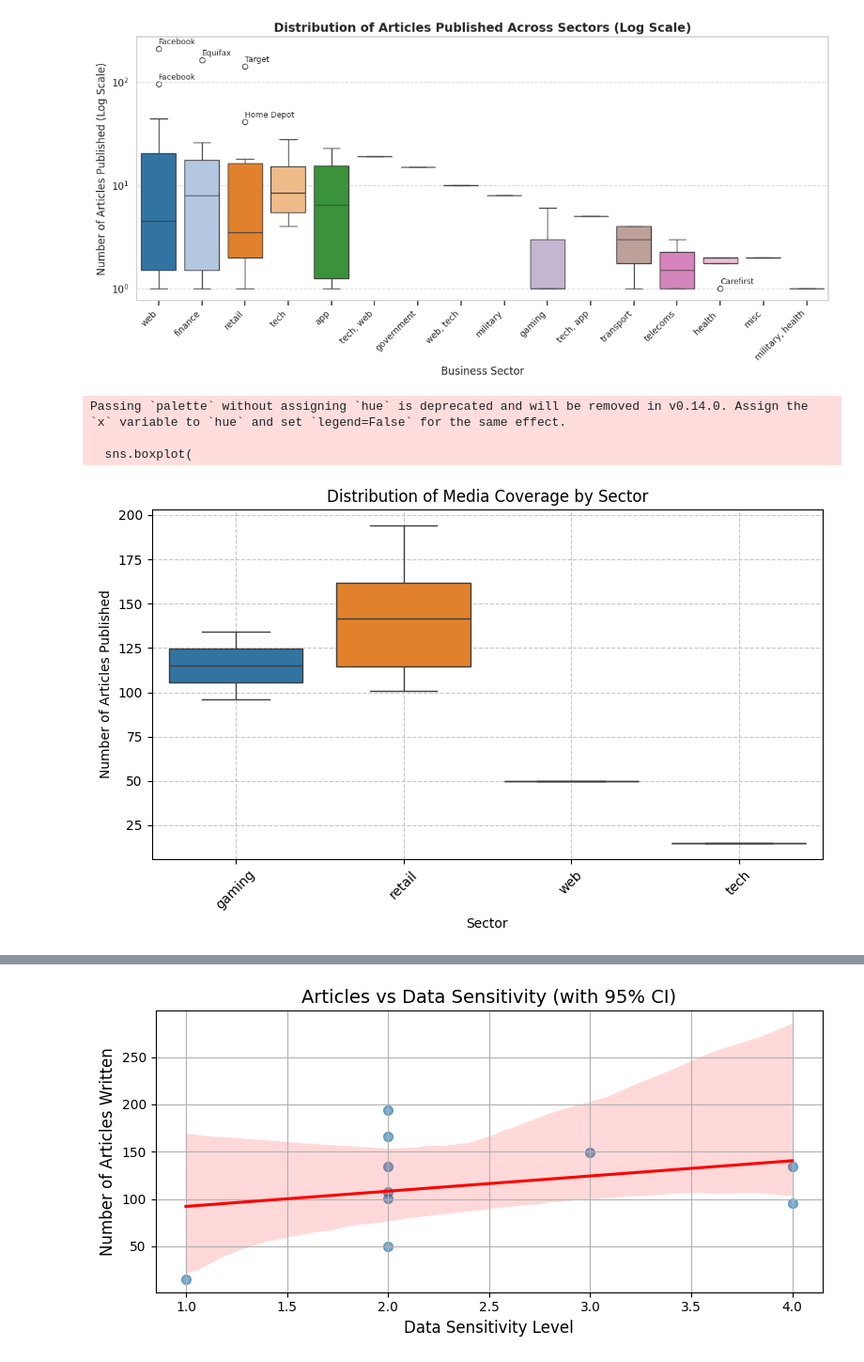
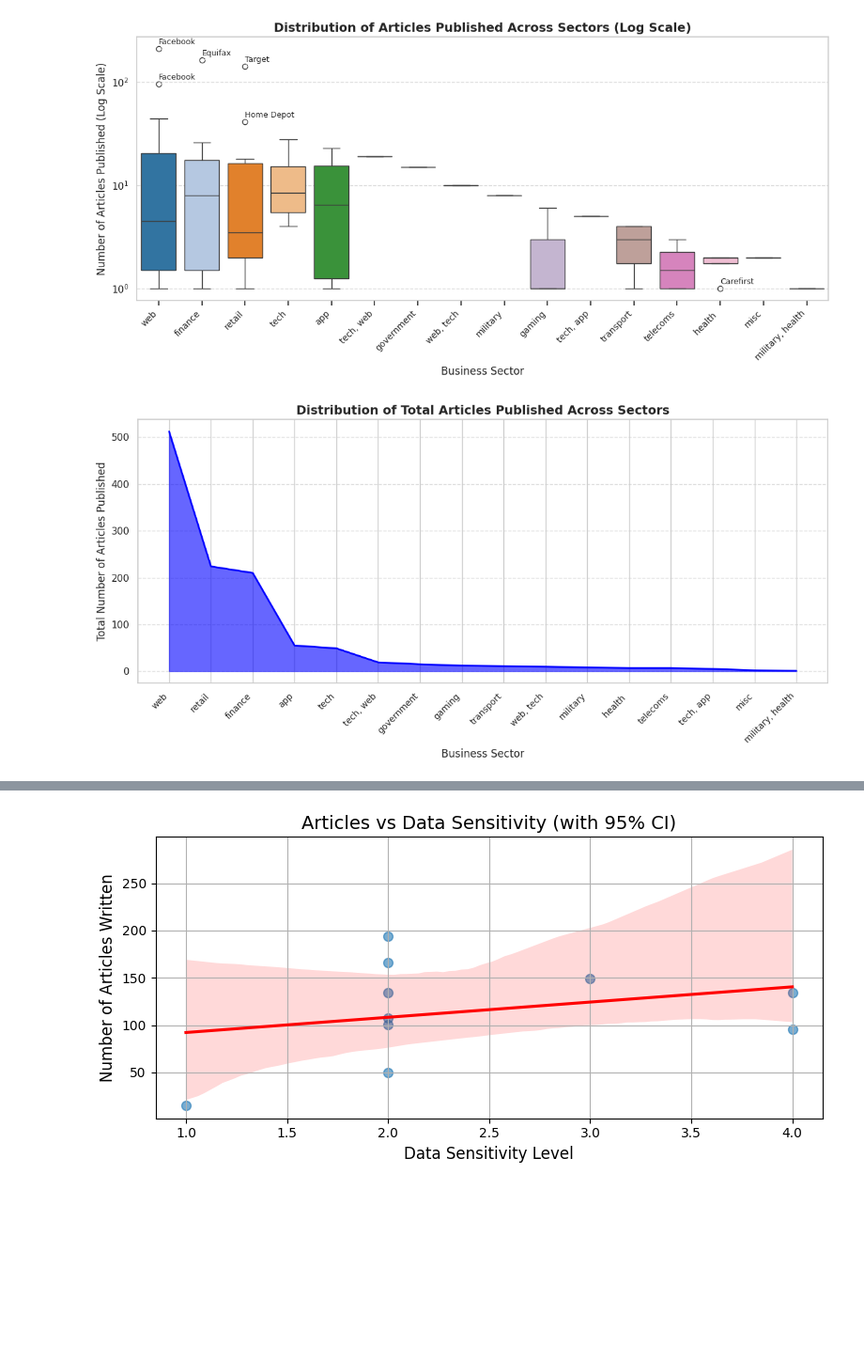
Before and after one commit to Pop101/BreachNews, a Jupyter notebook: viz/jupyter/analysis_plots.ipynb, the cells around one changed output, grey strips where cells are left out. Shown at 94% size. Saved outputs shown, nothing was run; the diff lists cells and outputs as text; code cells hidden in the pictures; blank space fills up the shorter version.

```diff
--- a/viz/jupyter/analysis_plots.ipynb
+++ b/viz/jupyter/analysis_plots.ipynb
@@ -312,38 +312,34 @@ Passing `palette` without assigning `hue` is deprecated and will be removed in v
 
   ax = sns.boxplot(
 [figure]
-# %%
-
-summary = data.groupby('Publication').agg({
-    'records lost': 'sum',  # Total records lost
-    'Headline': 'count',  # Count unique headlines
-
-    'sector': 'first',  # Sector of the breach
-    'data sensitivity': 'first',  # Sensitivity level
-}).rename(columns={'Headline': 'article_count'})
-
-summary = summary.reset_index()
-
-plt.figure(figsize=(8, 5))
-
-sns.boxplot(
-    x='sector',
-    y='article_count',
-    data=summary,
-    palette='tab10'
-)
-
-plt.title('Distribution of Media Coverage by Sector', fontsize=12)
-plt.xlabel('Sector', fontsize=10)
-plt.ylabel('Number of Articles Published', fontsize=10)
-
-plt.xticks(rotation=45)
-plt.grid(axis='both', linestyle='--', alpha=0.7)
-
-plt.tight_layout()
-plt.show()
-# %% [output]
-Passing `palette` without assigning `hue` is deprecated and will be removed in v0.14.0. Assign the `x` variable to `hue` and set `legend=False` for the same effect.
-
-  sns.boxplot(
-[figure, removed]
+# %%
+# Calculate total articles per sector
+sector_article_counts = sectorSummary.groupby('sector')['article_count'].sum().sort_values(ascending=False)
+
+# Plot the area histogram
+plt.figure(figsize=(12, 6))
+plt.fill_between(
+    sector_article_counts.index,  # Sectors
+    sector_article_counts.values,  # Total article counts
+    color='blue',
+    alpha=0.6
+)
+plt.plot(
+    sector_article_counts.index,
+    sector_article_counts.values,
+    color='blue',
+    linewidth=2
+)
+
+# Enhance plot aesthetics
+plt.title('Distribution of Total Articles Published Across Sectors', fontsize=14, fontweight='bold')
+plt.xlabel('Business Sector', fontsize=12)
+plt.ylabel('Total Number of Articles Published', fontsize=12)
+plt.xticks(rotation=45, ha='right', fontsize=10)
+plt.grid(axis='y', linestyle='--', alpha=0.7)
+plt.tight_layout()
+
+# Show the plot
+plt.show()
+# %% [output]
+[figure, added]
```
Also changed, not shown: parts of 3 cells of this notebook.
